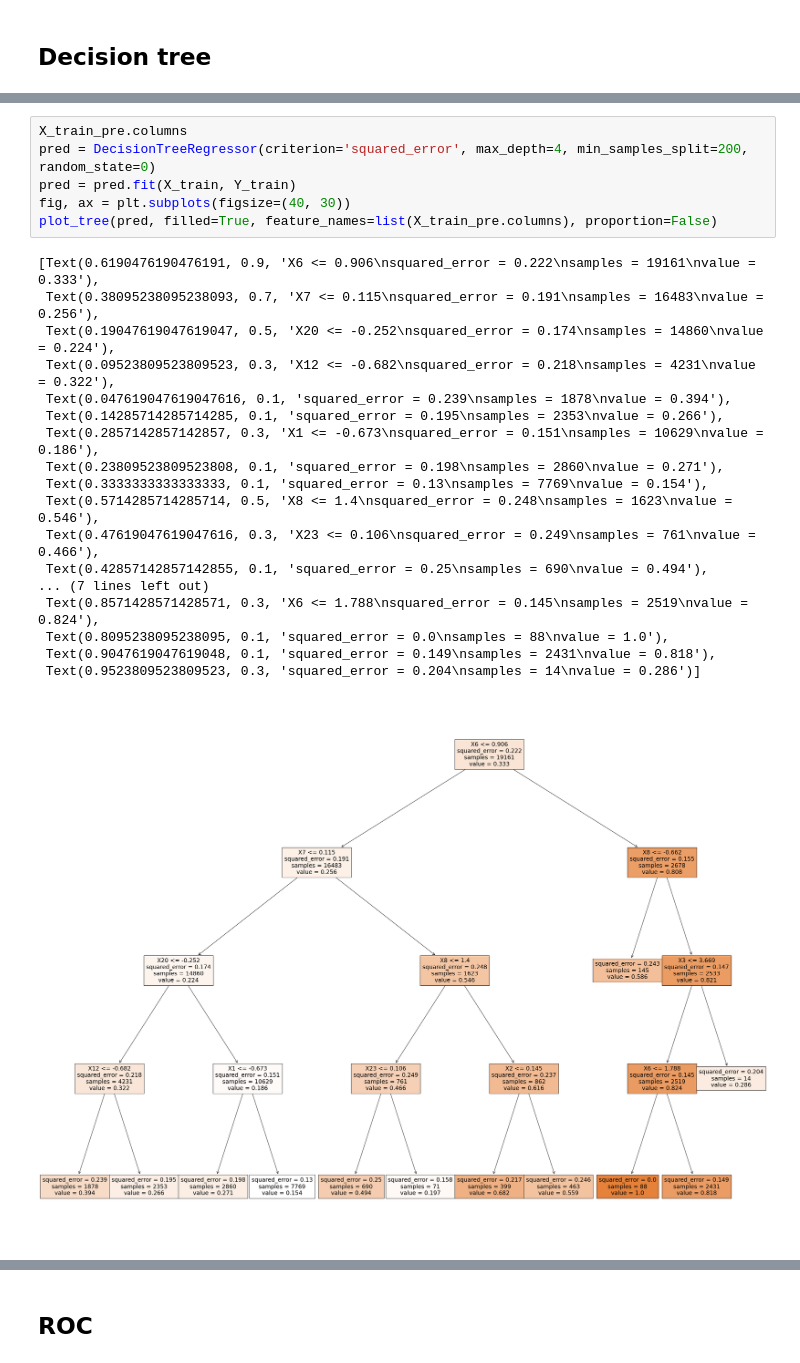
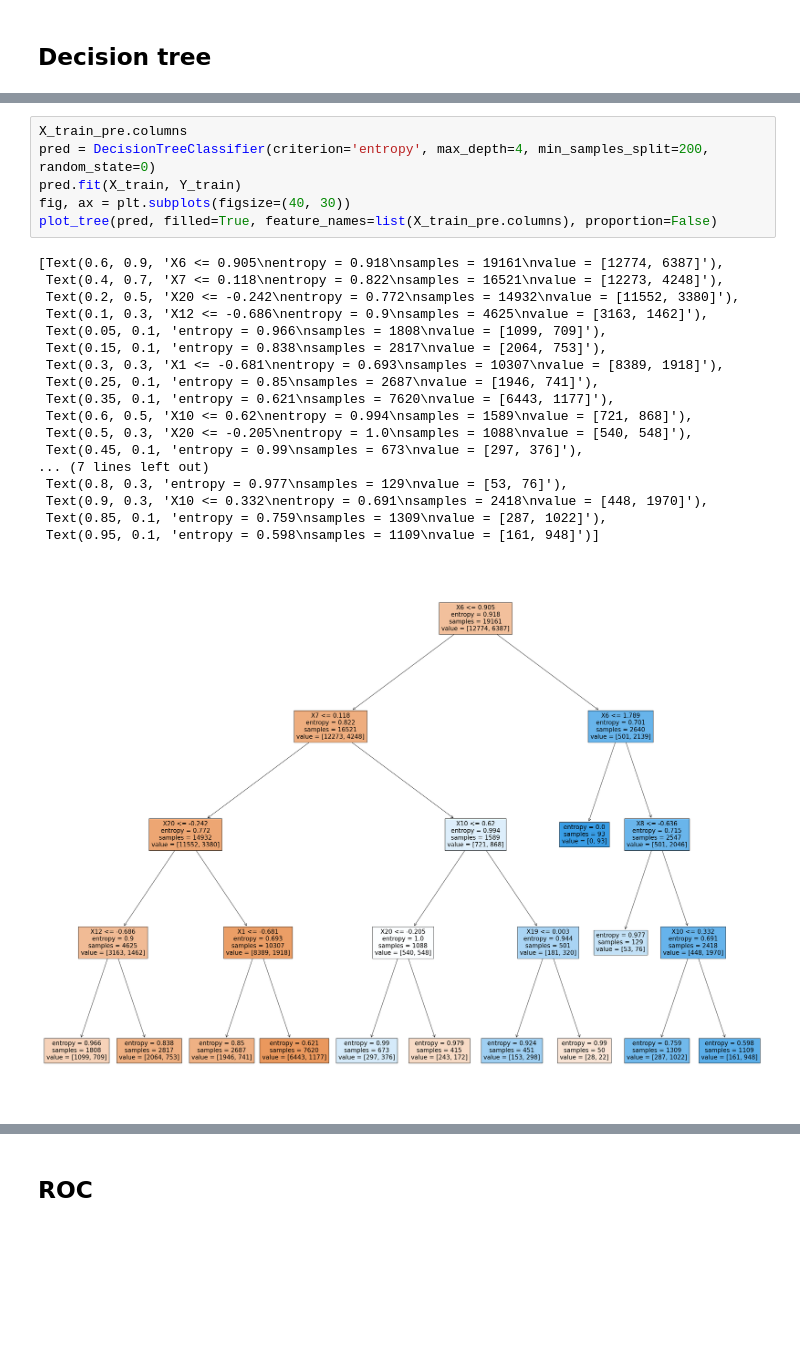
Before and after one commit to ecribbie/6912_PROJECT, a Jupyter notebook: data_analysis.ipynb, the cells around one changed output, grey strips where cells are left out. Saved outputs shown, nothing was run; the diff lists cells and outputs as text; blank space fills up the shorter version.

```diff
--- a/data_analysis.ipynb
+++ b/data_analysis.ipynb
@@ -224,29 +258,29 @@ from sklearn.metrics import roc_curve, auc, average_precision_score
 import math
 # %%
 X_train_pre.columns
-pred = DecisionTreeRegressor(criterion='squared_error', max_depth=4, min_samples_split=200, random_state=0)
-pred = pred.fit(X_train, Y_train)
+pred = DecisionTreeClassifier(criterion='entropy', max_depth=4, min_samples_split=200, random_state=0)
+pred.fit(X_train, Y_train)
 fig, ax = plt.subplots(figsize=(40, 30))
 plot_tree(pred, filled=True, feature_names=list(X_train_pre.columns), proportion=False)
 # %% [output]
-[Text(0.6190476190476191, 0.9, 'X6 <= 0.906\nsquared_error = 0.222\nsamples = 19161\nvalue = 0.333'),
- Text(0.38095238095238093, 0.7, 'X7 <= 0.115\nsquared_error = 0.191\nsamples = 16483\nvalue = 0.256'),
- Text(0.19047619047619047, 0.5, 'X20 <= -0.252\nsquared_error = 0.174\nsamples = 14860\nvalue = 0.224'),
- Text(0.09523809523809523, 0.3, 'X12 <= -0.682\nsquared_error = 0.218\nsamples = 4231\nvalue = 0.322'),
- Text(0.047619047619047616, 0.1, 'squared_error = 0.239\nsamples = 1878\nvalue = 0.394'),
- Text(0.14285714285714285, 0.1, 'squared_error = 0.195\nsamples = 2353\nvalue = 0.266'),
- Text(0.2857142857142857, 0.3, 'X1 <= -0.673\nsquared_error = 0.151\nsamples = 10629\nvalue = 0.186'),
- Text(0.23809523809523808, 0.1, 'squared_error = 0.198\nsamples = 2860\nvalue = 0.271'),
- Text(0.3333333333333333, 0.1, 'squared_error = 0.13\nsamples = 7769\nvalue = 0.154'),
- Text(0.5714285714285714, 0.5, 'X8 <= 1.4\nsquared_error = 0.248\nsamples = 1623\nvalue = 0.546'),
- Text(0.47619047619047616, 0.3, 'X23 <= 0.106\nsquared_error = 0.249\nsamples = 761\nvalue = 0.466'),
- Text(0.42857142857142855, 0.1, 'squared_error = 0.25\nsamples = 690\nvalue = 0.494'),
+[Text(0.6, 0.9, 'X6 <= 0.905\nentropy = 0.918\nsamples = 19161\nvalue = [12774, 6387]'),
+ Text(0.4, 0.7, 'X7 <= 0.118\nentropy = 0.822\nsamples = 16521\nvalue = [12273, 4248]'),
+ Text(0.2, 0.5, 'X20 <= -0.242\nentropy = 0.772\nsamples = 14932\nvalue = [11552, 3380]'),
+ Text(0.1, 0.3, 'X12 <= -0.686\nentropy = 0.9\nsamples = 4625\nvalue = [3163, 1462]'),
+ Text(0.05, 0.1, 'entropy = 0.966\nsamples = 1808\nvalue = [1099, 709]'),
+ Text(0.15, 0.1, 'entropy = 0.838\nsamples = 2817\nvalue = [2064, 753]'),
+ Text(0.3, 0.3, 'X1 <= -0.681\nentropy = 0.693\nsamples = 10307\nvalue = [8389, 1918]'),
+ Text(0.25, 0.1, 'entropy = 0.85\nsamples = 2687\nvalue = [1946, 741]'),
+ Text(0.35, 0.1, 'entropy = 0.621\nsamples = 7620\nvalue = [6443, 1177]'),
+ Text(0.6, 0.5, 'X10 <= 0.62\nentropy = 0.994\nsamples = 1589\nvalue = [721, 868]'),
+ Text(0.5, 0.3, 'X20 <= -0.205\nentropy = 1.0\nsamples = 1088\nvalue = [540, 548]'),
+ Text(0.45, 0.1, 'entropy = 0.99\nsamples = 673\nvalue = [297, 376]'),
 ... (7 lines left out)
- Text(0.8571428571428571, 0.3, 'X6 <= 1.788\nsquared_error = 0.145\nsamples = 2519\nvalue = 0.824'),
- Text(0.8095238095238095, 0.1, 'squared_error = 0.0\nsamples = 88\nvalue = 1.0'),
- Text(0.9047619047619048, 0.1, 'squared_error = 0.149\nsamples = 2431\nvalue = 0.818'),
- Text(0.9523809523809523, 0.3, 'squared_error = 0.204\nsamples = 14\nvalue = 0.286')]
+ Text(0.8, 0.3, 'entropy = 0.977\nsamples = 129\nvalue = [53, 76]'),
+ Text(0.9, 0.3, 'X10 <= 0.332\nentropy = 0.691\nsamples = 2418\nvalue = [448, 1970]'),
+ Text(0.85, 0.1, 'entropy = 0.759\nsamples = 1309\nvalue = [287, 1022]'),
+ Text(0.95, 0.1, 'entropy = 0.598\nsamples = 1109\nvalue = [161, 948]')]
-[figure, old version]
+[figure, new version]
 # %%
 def test_decision_tree(X_train, y_train, X_test, Y_test, max_depth, min_samples_split):
     #Trained Decision Tree model
```
Also changed, not shown: parts of 6 cells of this notebook.
